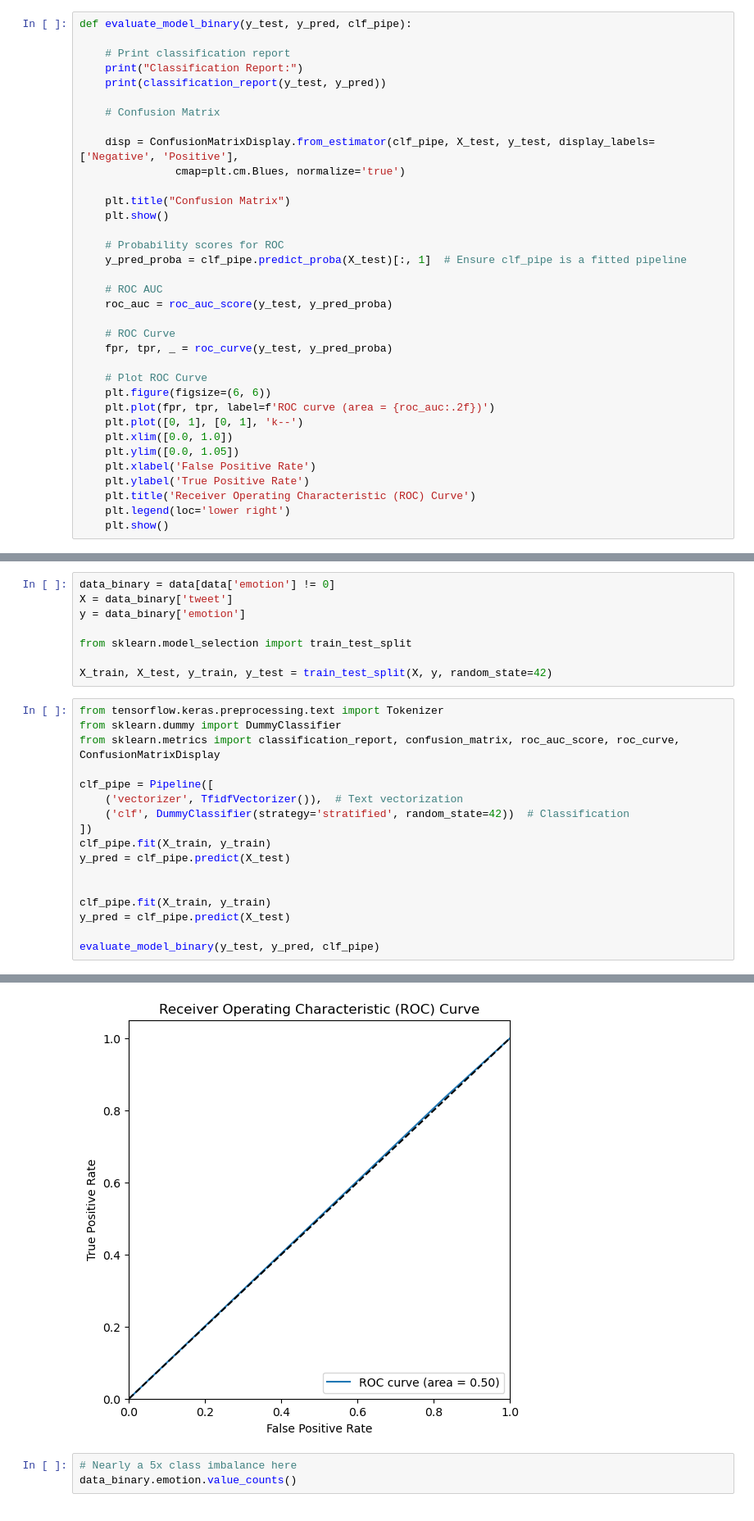
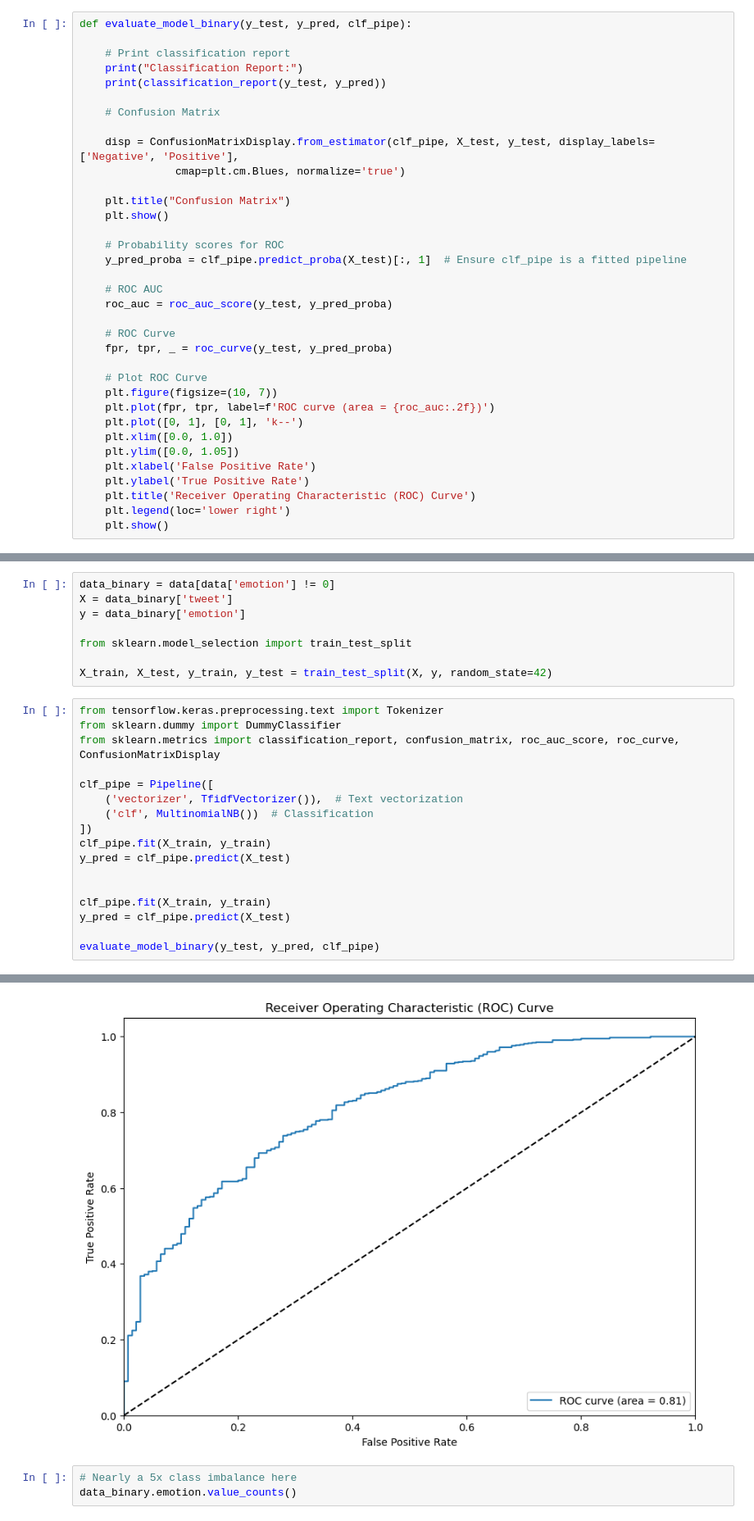
Before and after one commit to Gfatouras/Phase4, a Jupyter notebook: index.ipynb, the cells around one changed output, grey strips where cells are left out. Shown at 82% size. Drawn from its saved outputs; the diff is of its cells as text.

```diff
--- a/index.ipynb
+++ b/index.ipynb
@@ -351,7 +372,7 @@ def evaluate_model_binary(y_test, y_pred, clf_pipe):
     fpr, tpr, _ = roc_curve(y_test, y_pred_proba)
 
     # Plot ROC Curve
-    plt.figure(figsize=(6, 6))
+    plt.figure(figsize=(10, 7))
     plt.plot(fpr, tpr, label=f'ROC curve (area = {roc_auc:.2f})')
     plt.plot([0, 1], [0, 1], 'k--')
     plt.xlim([0.0, 1.0])
@@ -378,7 +402,7 @@ from sklearn.metrics import classification_report, confusion_matrix, roc_auc_sco
 
 clf_pipe = Pipeline([
     ('vectorizer', TfidfVectorizer()),  # Text vectorization
-    ('clf', DummyClassifier(strategy='stratified', random_state=42))  # Classification
+    ('clf', MultinomialNB())  # Classification
 ])
 clf_pipe.fit(X_train, y_train)
 y_pred = clf_pipe.predict(X_test)
@@ -402,4 +426,4 @@ weighted avg       0.74      0.73      0.73       885
-[figure, old version]
+[figure, new version]
 # %%
 # Nearly a 5x class imbalance here
 data_binary.emotion.value_counts()
```
Also changed, not shown: parts of 29 cells of this notebook.
